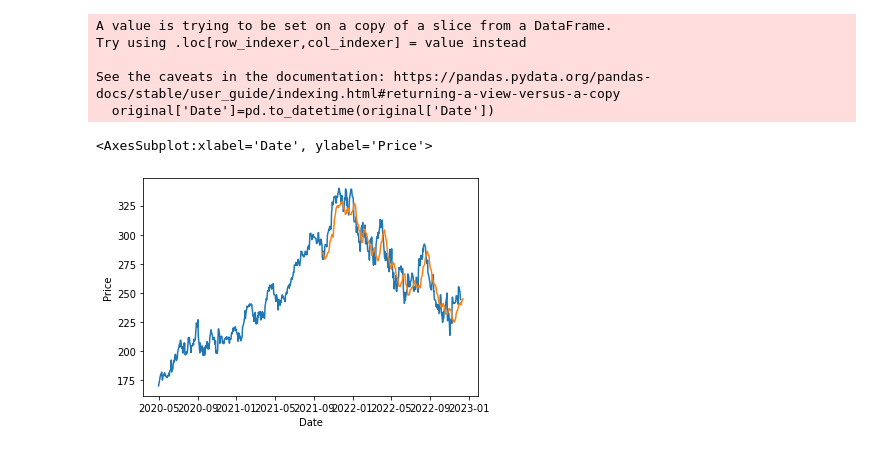
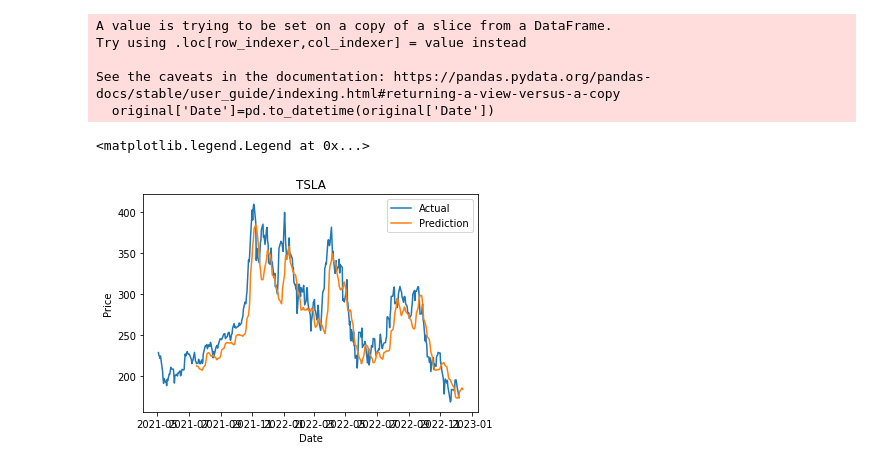
Before and after one commit to mdanishu/VidenStrategy, a Jupyter notebook: AI ML/TensorTest2.ipynb, the cells around one changed output. Cells and saved outputs as stored; diff of their text form; code cells hidden in the pictures.

Commit message:
Charting updates

```diff
--- a/AI ML/TensorTest2.ipynb
+++ b/AI ML/TensorTest2.ipynb
@@ -18,7 +18,7 @@ from tensorflow.keras.layers import LSTM
 from tensorflow.keras.layers import Dense, Dropout
 
 #load data
-company = 'msft'
+company = 'TSLA'
 start = dt.datetime(2012,1,1)
 end = dt.datetime(2022,1,1)
 
@@ -119,7 +119,7 @@ from pandas.tseries.offsets import CustomBusinessDay
 us_bd = CustomBusinessDay(calendar=USFederalHolidayCalendar())
 #Remember that we can only predict one day in future as our model needs 5 variables
 #as inputs for prediction. We only have all 5 variables until the last day in our dataset.
-n_past = 300
+n_past = 354
 n_days_for_prediction=n_past+1  #let us predict past 15 days
 
 predict_period_dates = pd.date_range(list(train_dates)[-n_past], periods=n_days_for_prediction, freq=us_bd).tolist()
@@ -148,7 +148,7 @@ df_forecast['Date']=pd.to_datetime(df_forecast['Date'])
 
 original = df[['Date', 'Price']]
 original['Date']=pd.to_datetime(original['Date'])
-original = original.loc[original['Date'] >= '2020-5-1']
+original = original.loc[original['Date'] >= '2021-5-1']
 # %% [output]
 A value is trying to be set on a copy of a slice from a DataFrame.
 Try using .loc[row_indexer,col_indexer] = value instead
@@ -158,6 +160,8 @@ See the caveats in the documentation: https://pandas.pydata.org/pandas-docs/stab
 # %%
 sns.lineplot(original['Date'], original['Price'])
 sns.lineplot(df_forecast['Date'], df_forecast['Price'])
+sns.lineplot().set(title=company)
+plt.legend(labels=["Actual","Prediction"])
 # %% [output]
-<AxesSubplot:xlabel='Date', ylabel='Price'>
+<matplotlib.legend.Legend at 0x...>
-[figure, old version]
+[figure, new version]
```
Also changed, not shown: parts of 5 cells of this notebook, 1 other file.
